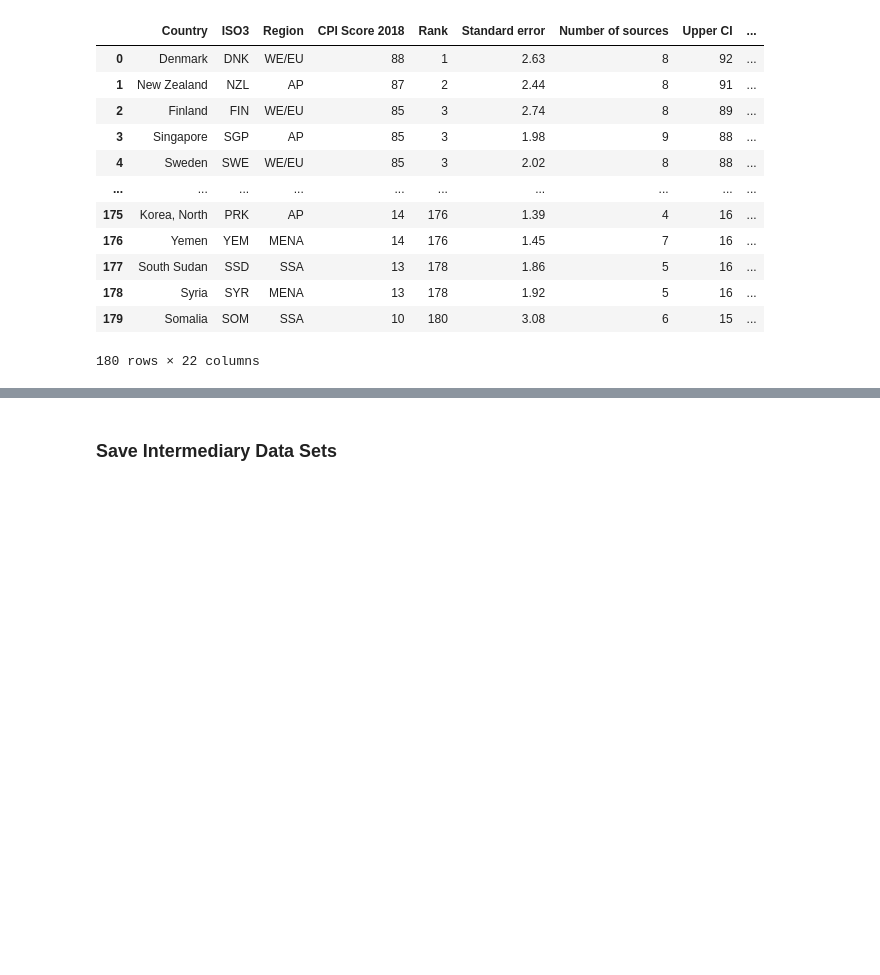
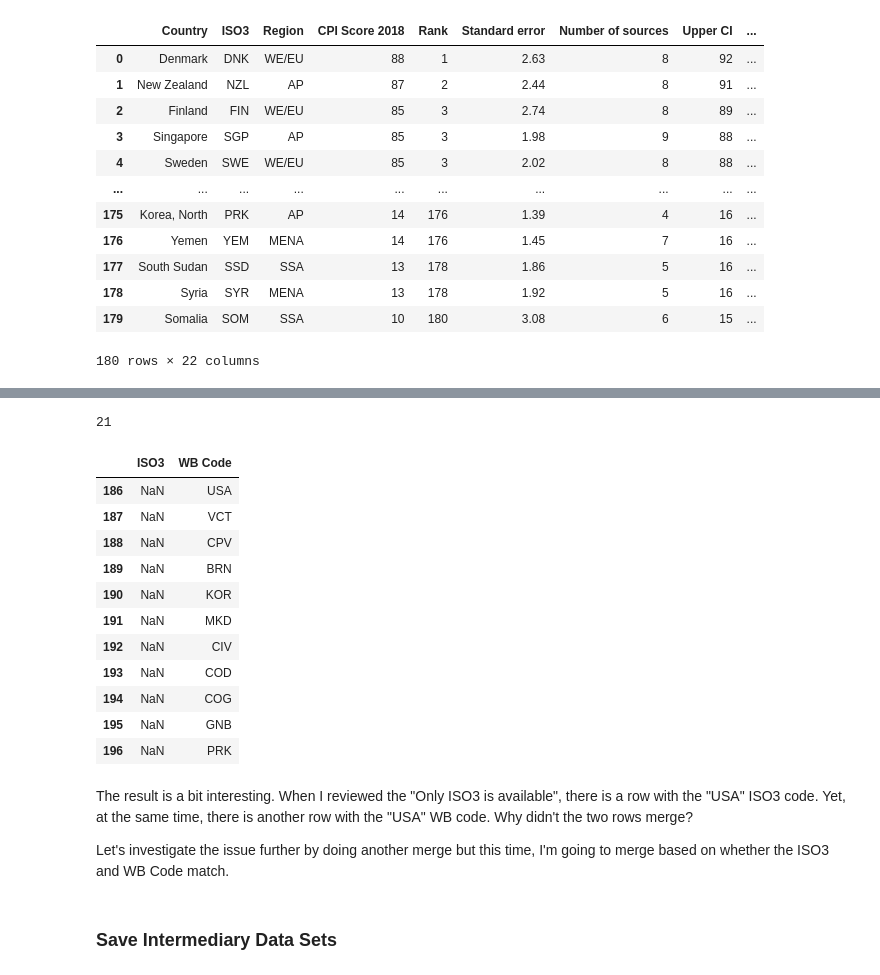
Before and after one commit to wanzulfikri/cpi_analysis, a Jupyter notebook: CPI 2012-2021.ipynb, the cells around one changed output, grey strips where cells are left out. Cells and saved outputs as stored; diff of their text form; code cells hidden in the pictures; blank space fills up the shorter version.

```diff
--- a/CPI 2012-2021.ipynb
+++ b/CPI 2012-2021.ipynb
@@ -713,0 +712,26 @@ This rows in this category requires further inspection. Because I am using ISO3,
+# %%
+# Isolate rows with which only WB Code is available
+iso3_wb_wb_code_available_mask = ISO3_WB_comparison['ISO3'].isnull() & ISO3_WB_comparison['WB Code'].notnull()
+WB_available = ISO3_WB_comparison[iso3_wb_wb_code_available_mask][['ISO3', 'WB Code']]
+
+# Review those rows with only WB Code available
+print(ISO3_available.shape[0])
+WB_available[['ISO3', 'WB Code']]
+# %% [output]
+21
+|  | ISO3 | WB Code |
+| 186 | NaN | USA |
+| 187 | NaN | VCT |
+| 188 | NaN | CPV |
+| 189 | NaN | BRN |
+| 190 | NaN | KOR |
+| 191 | NaN | MKD |
+| 192 | NaN | CIV |
+| 193 | NaN | COD |
+| 194 | NaN | COG |
+| 195 | NaN | GNB |
+| 196 | NaN | PRK |
+# %% [markdown]
+The result is a bit interesting. When I reviewed the "Only ISO3 is available", there is a row with the "USA" ISO3 code. Yet, at the same time, there is another row with the "USA" WB code. Why didn't the two rows merge?
+
+Let's investigate the issue further by doing another merge but this time, I'm going to merge based on whether the ISO3 and WB Code match.
```
Also changed, not shown: parts of 57 cells of this notebook.
